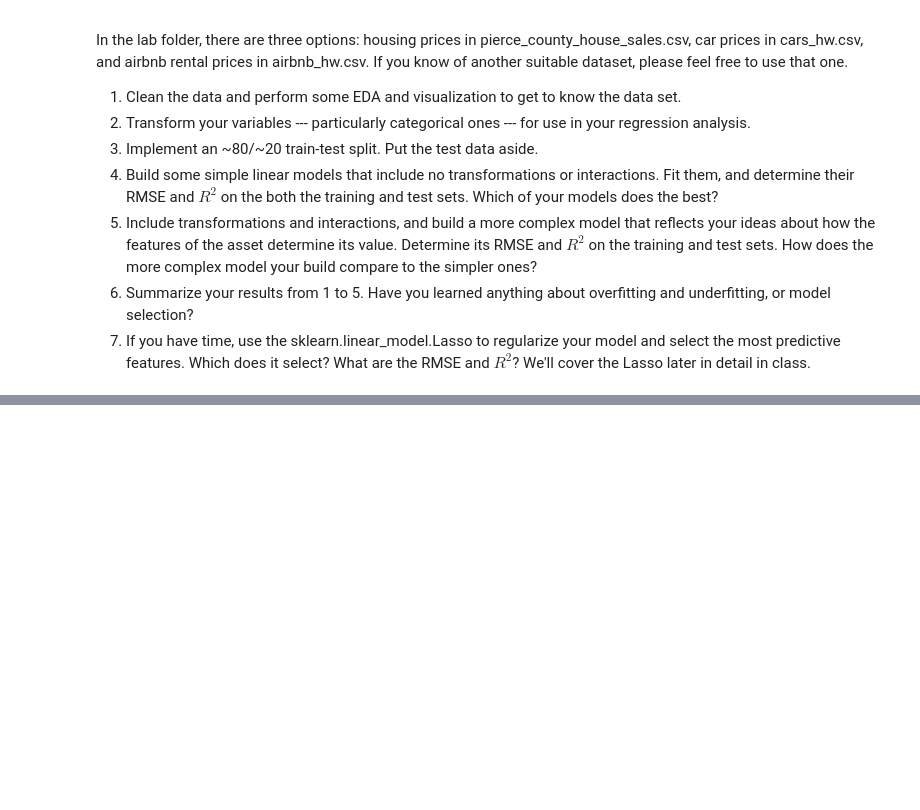
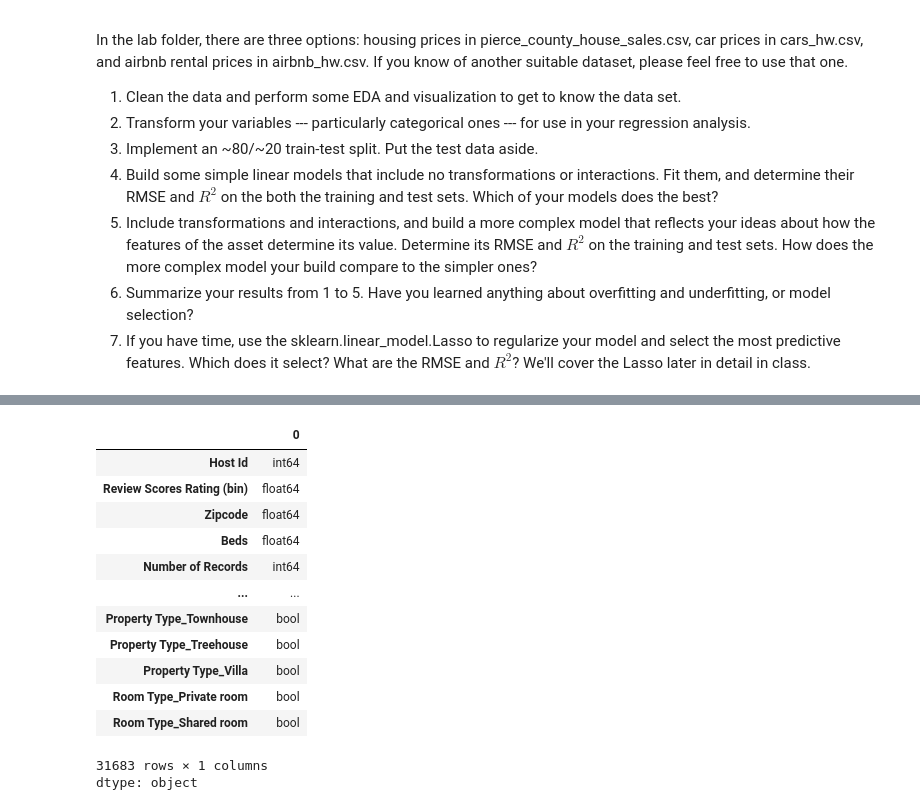
Before and after one commit to taliahtarik/labs, a Jupyter notebook: 04_hedonic_pricing.ipynb, the cells around one changed output, grey strips where cells are left out. Cells and saved outputs as stored; diff of their text form; code cells hidden in the pictures; blank space fills up the shorter version.

```diff
--- a/04_hedonic_pricing.ipynb
+++ b/04_hedonic_pricing.ipynb
@@ -108,0 +75,17 @@ print(f"Complex Model - Train RMSE: {train_rmse_complex}, Test RMSE: {test_rmse_
+# %%
+data.dtypes
+# %% [output]
+|  | 0 |
+| Host Id | int64 |
+| Review Scores Rating (bin) | float64 |
+| Zipcode | float64 |
+| Beds | float64 |
+| Number of Records | int64 |
+| ... | ... |
+| Property Type_Townhouse | bool |
+| Property Type_Treehouse | bool |
+| Property Type_Villa | bool |
+| Room Type_Private room | bool |
+| Room Type_Shared room | bool |
+31683 rows × 1 columns
+dtype: object
```
Also changed, not shown: parts of 8 cells of this notebook.
